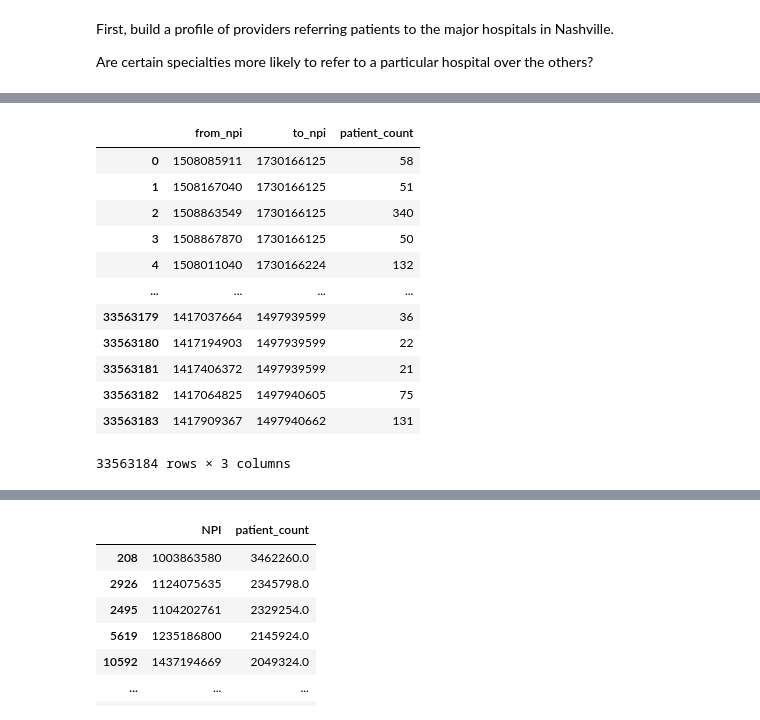
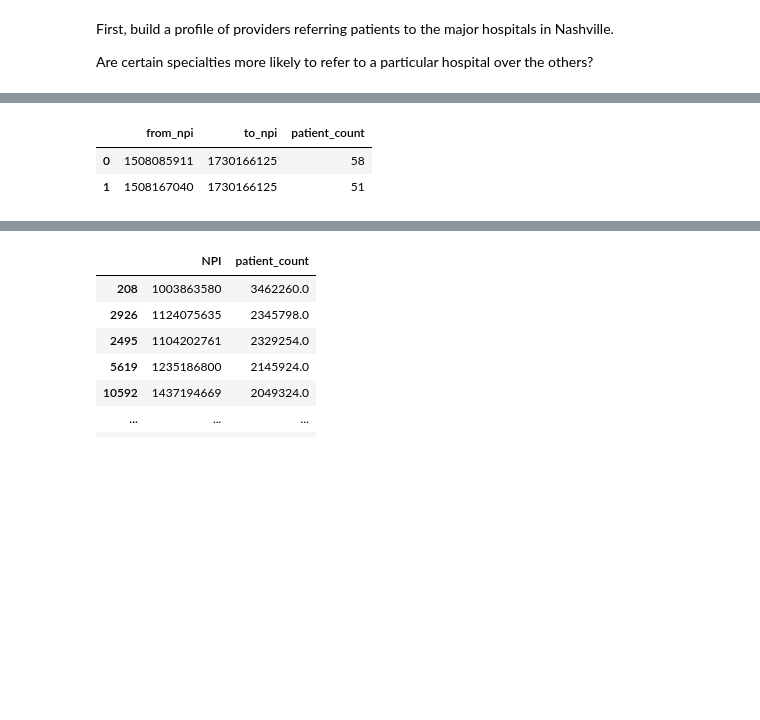
Before and after one commit to KagonDeans/hop-team, a Jupyter notebook: hopteaming_q1.ipynb, the cells around one changed output, grey strips where cells are left out. Cells and saved outputs as stored; diff of their text form; code cells hidden in the pictures; blank space fills up the shorter version.

```diff
--- a/hopteaming_q1.ipynb
+++ b/hopteaming_q1.ipynb
@@ -156,21 +123,11 @@ npis_patient_count = pd.read_sql(query, db)
 
 db.close()
 # %%
-npis_patient_count
+npis_patient_count.head(2)
 # %% [output]
 |  | from_npi | to_npi | patient_count |
 | 0 | 1508085911 | 1730166125 | 58 |
 | 1 | 1508167040 | 1730166125 | 51 |
-| 2 | 1508863549 | 1730166125 | 340 |
-| 3 | 1508867870 | 1730166125 | 50 |
-| 4 | 1508011040 | 1730166224 | 132 |
-| ... | ... | ... | ... |
-| 33563179 | 1417037664 | 1497939599 | 36 |
-| 33563180 | 1417194903 | 1497939599 | 22 |
-| 33563181 | 1417406372 | 1497939599 | 21 |
-| 33563182 | 1417064825 | 1497940605 | 75 |
-| 33563183 | 1417909367 | 1497940662 | 131 |
-33563184 rows × 3 columns
 # %%
 #Merge df's to find the largest to_npis by patient count
 #Using to_npi as the merge key, and look through the resulting df, to find largest patient counts.
```
Also changed, not shown: parts of 31 cells of this notebook.
